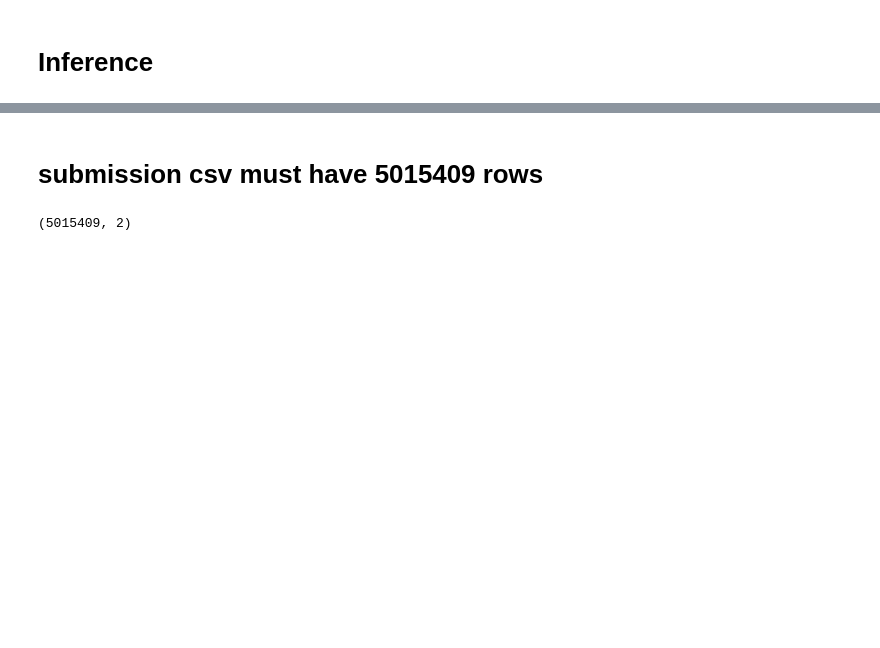
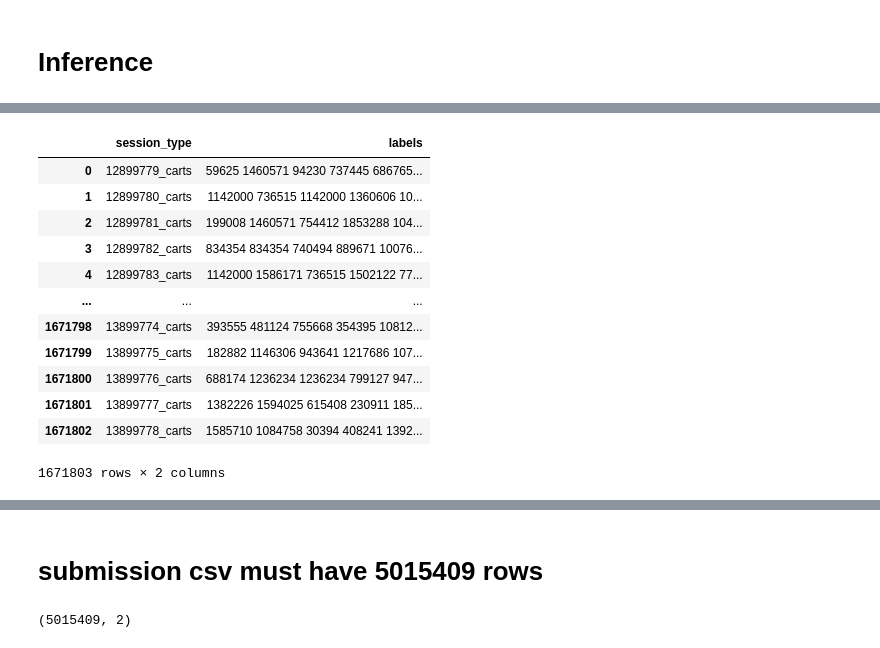
Before and after one commit to Kaggle-Competitions-Code/otto-recommender-system, a Jupyter notebook: notebook/carts_ranker.ipynb, the cells around one changed output, grey strips where cells are left out. Cells and saved outputs as stored; diff of their text form; code cells hidden in the pictures; blank space fills up the shorter version.

```diff
--- a/notebook/carts_ranker.ipynb
+++ b/notebook/carts_ranker.ipynb
@@ -239,4 +406,31 @@ df_test
 1671803 rows × 2 columns
+# %%
+df_carts_top50 = pd.read_pickle(os.path.join(DATASET_PATH, "feature/carts_top50.pkl"))
+carts_top50 = df_carts_top50["aid"].tolist()
+
+def func(x):
+    if len(x) < 20:
+        n = 20 - len(x)
+        x = x + carts_top50[:n]
+    return x
+
+df_test["labels"] = df_test["labels"].apply(func)
+df_test["labels"] = df_test["labels"].apply(lambda x: " ".join([str(_) for _ in x]))
+df_test
+# %% [output]
+|  | session_type | labels |
+| 0 | 12899779_carts | 59625 1460571 94230 737445 686765... |
+| 1 | 12899780_carts | 1142000 736515 1142000 1360606 10... |
+| 2 | 12899781_carts | 199008 1460571 754412 1853288 104... |
+| 3 | 12899782_carts | 834354 834354 740494 889671 10076... |
+| 4 | 12899783_carts | 1142000 1586171 736515 1502122 77... |
+| ... | ... | ... |
+| 1671798 | 13899774_carts | 393555 481124 755668 354395 10812... |
+| 1671799 | 13899775_carts | 182882 1146306 943641 1217686 107... |
+| 1671800 | 13899776_carts | 688174 1236234 1236234 799127 947... |
+| 1671801 | 13899777_carts | 1382226 1594025 615408 230911 185... |
+| 1671802 | 13899778_carts | 1585710 1084758 30394 408241 1392... |
+1671803 rows × 2 columns
 # %%
 df_submission = pd.read_csv("../data/output/submission.csv")
 df_submission = df_submission[~df_submission.session_type.str.contains("_carts$")]
```
Also changed, not shown: parts of 31 cells of this notebook, 4 other files.
